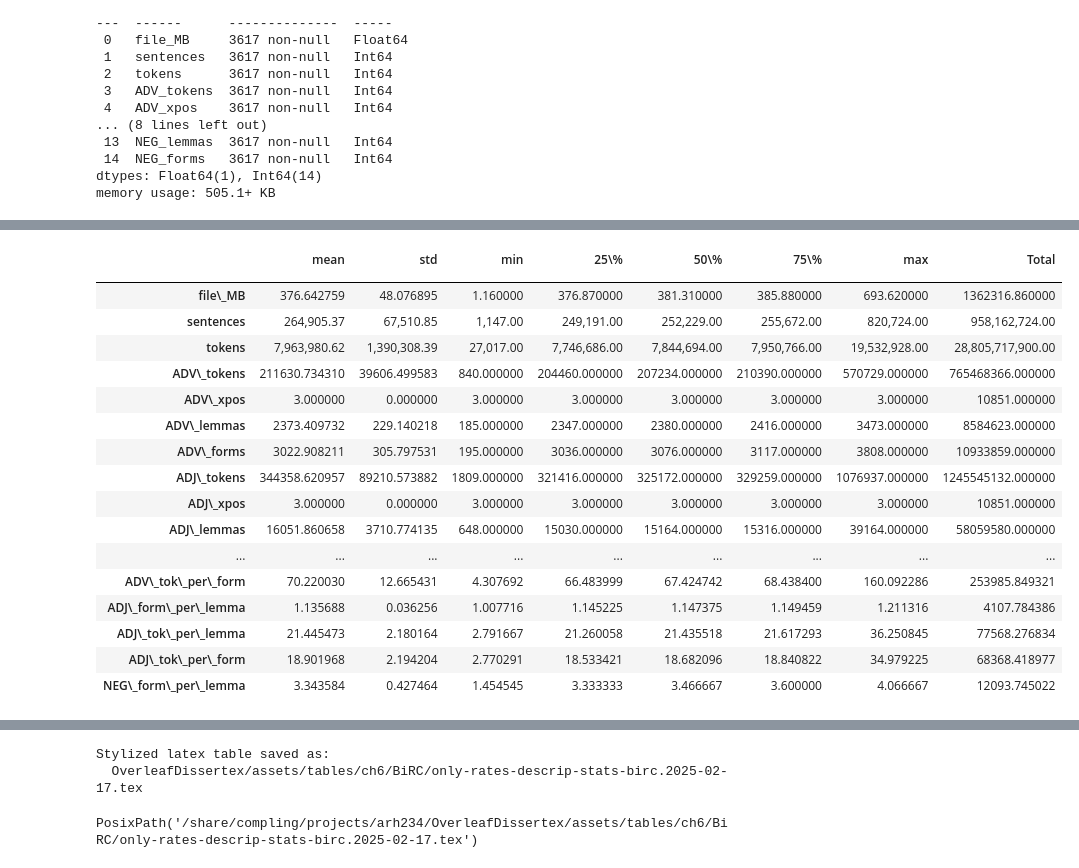
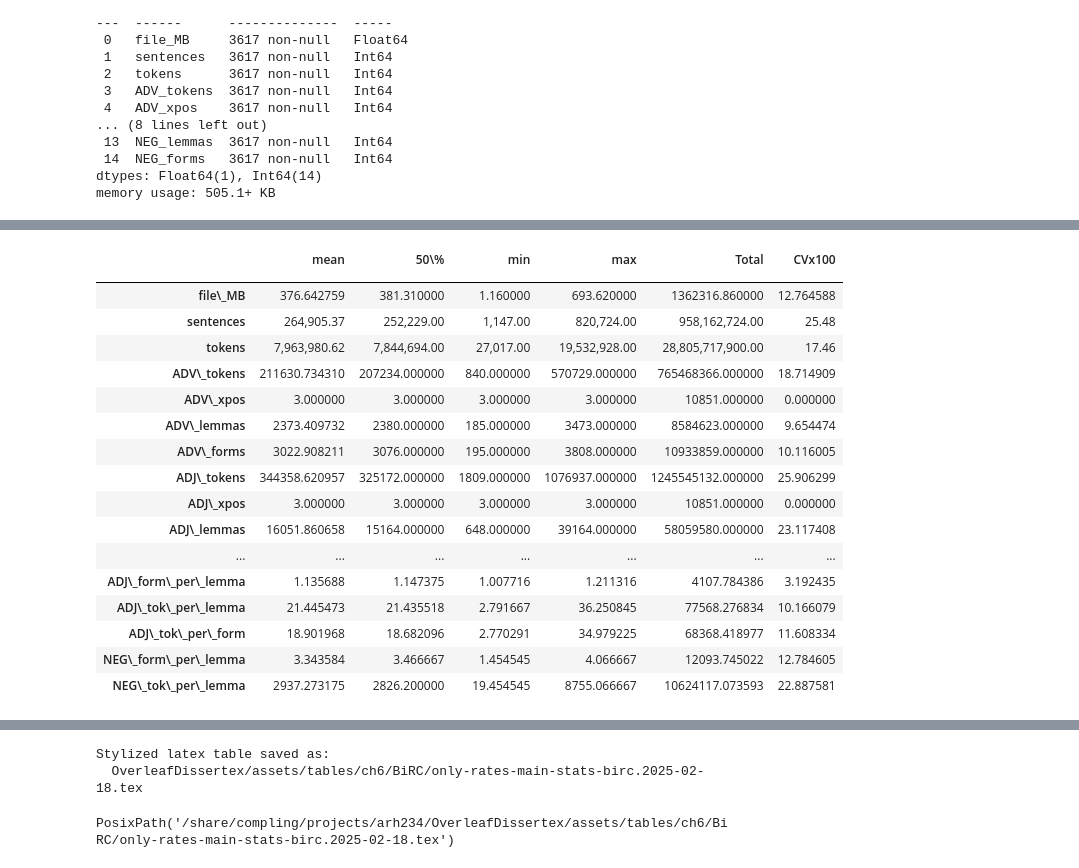
Before and after one commit to AndreaTheLinguist/sanpi, a Jupyter notebook: notebooks/BiRCvsOriginal_stats.2025-02-17.ipynb, the cells around one changed output, grey strips where cells are left out. Cells and saved outputs as stored; diff of their text form; code cells hidden in the pictures.

Commit message:
notebook changes for BiRC tables

```diff
--- a/notebooks/BiRCvsOriginal_stats.2025-02-17.ipynb
+++ b/notebooks/BiRCvsOriginal_stats.2025-02-17.ipynb
@@ -393,6 +395,4 @@ PosixPath('/share/compling/projects/arh234/OverleafDissertex/assets/tables/ch6/B
 # %%
-# %%
-
 def add_rate_cols(_df):
     return _df.assign(
         tok_per_sent=_df.tokens / _df.sentences,
@@ -412,6 +412,7 @@ def add_rate_cols(_df):
         ADJ_tok_per_form=_df.ADJ_tokens / _df.ADJ_forms,
         # NEG_lemma_per_form= _df.NEG_lemmas / _df.NEG_forms,
         NEG_form_per_lemma=_df.NEG_forms / _df.NEG_lemmas,
+        NEG_tok_per_lemma=_df.NEG_tokens / _df.NEG_lemmas,
     )
 
 
@@ -458,24 +461,36 @@ nb_display(set_my_style(birc_counts_df.filter(
 # %%
 # %%
 
-save_latex_table(orig_counts_df.describe().T.iloc[:, 1:].assign(Total=orig_counts_df.sum()).convert_dtypes(),
+save_latex_table(orig_counts_df.describe().T.filter(['mean', '50%','min','max']).assign(
+    Total=orig_counts_df.sum(),
+    CVx100=(orig_counts_df.std()/orig_counts_df.mean()) * 100
+).convert_dtypes(),
                  caption='Original Corpora Counts & Rates: Descriptive Stats', verbose=True,
-                 latex_subdir=REL_BIRC_TEX_DIR,
-                 latex_stem='plus-rates-descrip-stats-orig')
+                 latex_subdir=REL_BIRC_TEX_DIR, default_SI=10.1,
+                 latex_stem='plus-rates-main-stats-orig')
 
-save_latex_table(birc_counts_df.describe().T.iloc[:, 1:].assign(Total=birc_counts_df.sum()).convert_dtypes(),
+save_latex_table(birc_counts_df.describe().T.filter(['mean', '50%','min','max']).assign(
+    Total=birc_counts_df.sum(),
+    CVx100=(birc_counts_df.std()/birc_counts_df.mean()) * 100
+).convert_dtypes(),
                  caption='BiRC Counts & Rates: Descriptive Stats', verbose=True,
-                 latex_subdir=REL_BIRC_TEX_DIR,
-                 latex_stem='plus-rates-descrip-stats-birc')
+                 latex_subdir=REL_BIRC_TEX_DIR, default_SI=10.1,
+                 latex_stem='plus-rates-main-stats-birc')
 
-save_latex_table(orig_counts_df.filter(like='per').describe().T.iloc[:, 1:].assign(Total=orig_counts_df.sum()).convert_dtypes(),
+save_latex_table(orig_counts_df.filter(like='per').describe().T.filter(['mean', '50%','min','max']).assign(
+    Total=orig_counts_df.sum(),
+    CVx100=(orig_counts_df.std()/orig_counts_df.mean()) * 100
+).convert_dtypes(),
                  caption='Original Corpora Rates: Descriptive Stats', verbose=True,
-                 latex_subdir=REL_BIRC_TEX_DIR,
-                 latex_stem='only-rates-descrip-stats-orig')
+                 latex_subdir=REL_BIRC_TEX_DIR, default_SI=10.1,
+                 latex_stem='only-rates-main-stats-orig')
 
-save_latex_table(birc_counts_df.filter(like='per').describe().T.iloc[:, 1:].assign(Total=birc_counts_df.sum()).convert_dtypes(),
+save_latex_table(birc_counts_df.filter(like='per').describe().T.filter(['mean', '50%','min','max']).assign(
+    Total=birc_counts_df.sum(),
+    CVx100=(birc_counts_df.std()/birc_counts_df.mean()) * 100
+).convert_dtypes(),
                  caption='BiRC Rates: Descriptive Stats', verbose=True,
-                 latex_subdir=REL_BIRC_TEX_DIR,
-                 latex_stem='only-rates-descrip-stats-birc')
+                 latex_subdir=REL_BIRC_TEX_DIR, default_SI=10.1,
+                 latex_stem='only-rates-main-stats-birc')
 # %% [output]
 Caption: Original Corpora Counts & Rates: Descriptive Stats
@@ -482,19 +503,19 @@ Caption: Original Corpora Counts & Rates: Descriptive Stats
-|  | mean | std | min | 25\% | 50\% | 75\% | max | Total |
-|  |  |  |  |  |  |  |  |  |
-| file\_MB | 376.642759 | 48.076895 | 1.160000 | 376.870000 | 381.310000 | 385.880000 | 693.620000 | 1362316.860000 |
-| sentences | 264,905.37 | 67,510.85 | 1,147.00 | 249,191.00 | 252,229.00 | 255,672.00 | 820,724.00 | 958,162,724.00 |
-| tokens | 7,963,980.62 | 1,390,308.39 | 27,017.00 | 7,746,686.00 | 7,844,694.00 | 7,950,766.00 | 19,532,928.00 | 28,805,717,900.00 |
-| ADV\_tokens | 211630.734310 | 39606.499583 | 840.000000 | 204460.000000 | 207234.000000 | 210390.000000 | 570729.000000 | 765468366.000000 |
-| ADV\_xpos | 3.000000 | 0.000000 | 3.000000 | 3.000000 | 3.000000 | 3.000000 | 3.000000 | 10851.000000 |
-| ADV\_lemmas | 2373.409732 | 229.140218 | 185.000000 | 2347.000000 | 2380.000000 | 2416.000000 | 3473.000000 | 8584623.000000 |
-| ADV\_forms | 3022.908211 | 305.797531 | 195.000000 | 3036.000000 | 3076.000000 | 3117.000000 | 3808.000000 | 10933859.000000 |
-| ADJ\_tokens | 344358.620957 | 89210.573882 | 1809.000000 | 321416.000000 | 325172.000000 | 329259.000000 | 1076937.000000 | 1245545132.000000 |
-| ADJ\_xpos | 3.000000 | 0.000000 | 3.000000 | 3.000000 | 3.000000 | 3.000000 | 3.000000 | 10851.000000 |
-| ADJ\_lemmas | 16051.860658 | 3710.774135 | 648.000000 | 15030.000000 | 15164.000000 | 15316.000000 | 39164.000000 | 58059580.000000 |
-| ... | ... | ... | ... | ... | ... | ... | ... | ... |
-| ADV\_tok\_per\_form | 70.220030 | 12.665431 | 4.307692 | 66.483999 | 67.424742 | 68.438400 | 160.092286 | 253985.849321 |
-| ADJ\_form\_per\_lemma | 1.135688 | 0.036256 | 1.007716 | 1.145225 | 1.147375 | 1.149459 | 1.211316 | 4107.784386 |
-| ADJ\_tok\_per\_lemma | 21.445473 | 2.180164 | 2.791667 | 21.260058 | 21.435518 | 21.617293 | 36.250845 | 77568.276834 |
-| ADJ\_tok\_per\_form | 18.901968 | 2.194204 | 2.770291 | 18.533421 | 18.682096 | 18.840822 | 34.979225 | 68368.418977 |
-| NEG\_form\_per\_lemma | 3.343584 | 0.427464 | 1.454545 | 3.333333 | 3.466667 | 3.600000 | 4.066667 | 12093.745022 |
+|  | mean | 50\% | min | max | Total | CVx100 |
+|  |  |  |  |  |  |  |
+| file\_MB | 376.642759 | 381.310000 | 1.160000 | 693.620000 | 1362316.860000 | 12.764588 |
+| sentences | 264,905.37 | 252,229.00 | 1,147.00 | 820,724.00 | 958,162,724.00 | 25.48 |
+| tokens | 7,963,980.62 | 7,844,694.00 | 27,017.00 | 19,532,928.00 | 28,805,717,900.00 | 17.46 |
+| ADV\_tokens | 211630.734310 | 207234.000000 | 840.000000 | 570729.000000 | 765468366.000000 | 18.714909 |
+| ADV\_xpos | 3.000000 | 3.000000 | 3.000000 | 3.000000 | 10851.000000 | 0.000000 |
+| ADV\_lemmas | 2373.409732 | 2380.000000 | 185.000000 | 3473.000000 | 8584623.000000 | 9.654474 |
+| ADV\_forms | 3022.908211 | 3076.000000 | 195.000000 | 3808.000000 | 10933859.000000 | 10.116005 |
+| ADJ\_tokens | 344358.620957 | 325172.000000 | 1809.000000 | 1076937.000000 | 1245545132.000000 | 25.906299 |
+| ADJ\_xpos | 3.000000 | 3.000000 | 3.000000 | 3.000000 | 10851.000000 | 0.000000 |
+| ADJ\_lemmas | 16051.860658 | 15164.000000 | 648.000000 | 39164.000000 | 58059580.000000 | 23.117408 |
+| ... | ... | ... | ... | ... | ... | ... |
+| ADJ\_form\_per\_lemma | 1.135688 | 1.147375 | 1.007716 | 1.211316 | 4107.784386 | 3.192435 |
+| ADJ\_tok\_per\_lemma | 21.445473 | 21.435518 | 2.791667 | 36.250845 | 77568.276834 | 10.166079 |
+| ADJ\_tok\_per\_form | 18.901968 | 18.682096 | 2.770291 | 34.979225 | 68368.418977 | 11.608334 |
+| NEG\_form\_per\_lemma | 3.343584 | 3.466667 | 1.454545 | 4.066667 | 12093.745022 | 12.784605 |
+| NEG\_tok\_per\_lemma | 2937.273175 | 2826.200000 | 19.454545 | 8755.066667 | 10624117.073593 | 22.887581 |
 Stylized latex table saved as:
@@ -562,3 +603,3 @@ Caption: BiRC Rates: Descriptive Stats
 Stylized latex table saved as:
-  OverleafDissertex/assets/tables/ch6/BiRC/only-rates-descrip-stats-birc.2025-02-17.tex
+  OverleafDissertex/assets/tables/ch6/BiRC/only-rates-main-stats-birc.2025-02-18.tex
-PosixPath('/share/compling/projects/arh234/OverleafDissertex/assets/tables/ch6/BiRC/only-rates-descrip-stats-birc.2025-02-17.tex')
+PosixPath('/share/compling/projects/arh234/OverleafDissertex/assets/tables/ch6/BiRC/only-rates-main-stats-birc.2025-02-18.tex')
```
Also changed, not shown: parts of 22 cells of this notebook, 1 other file.
